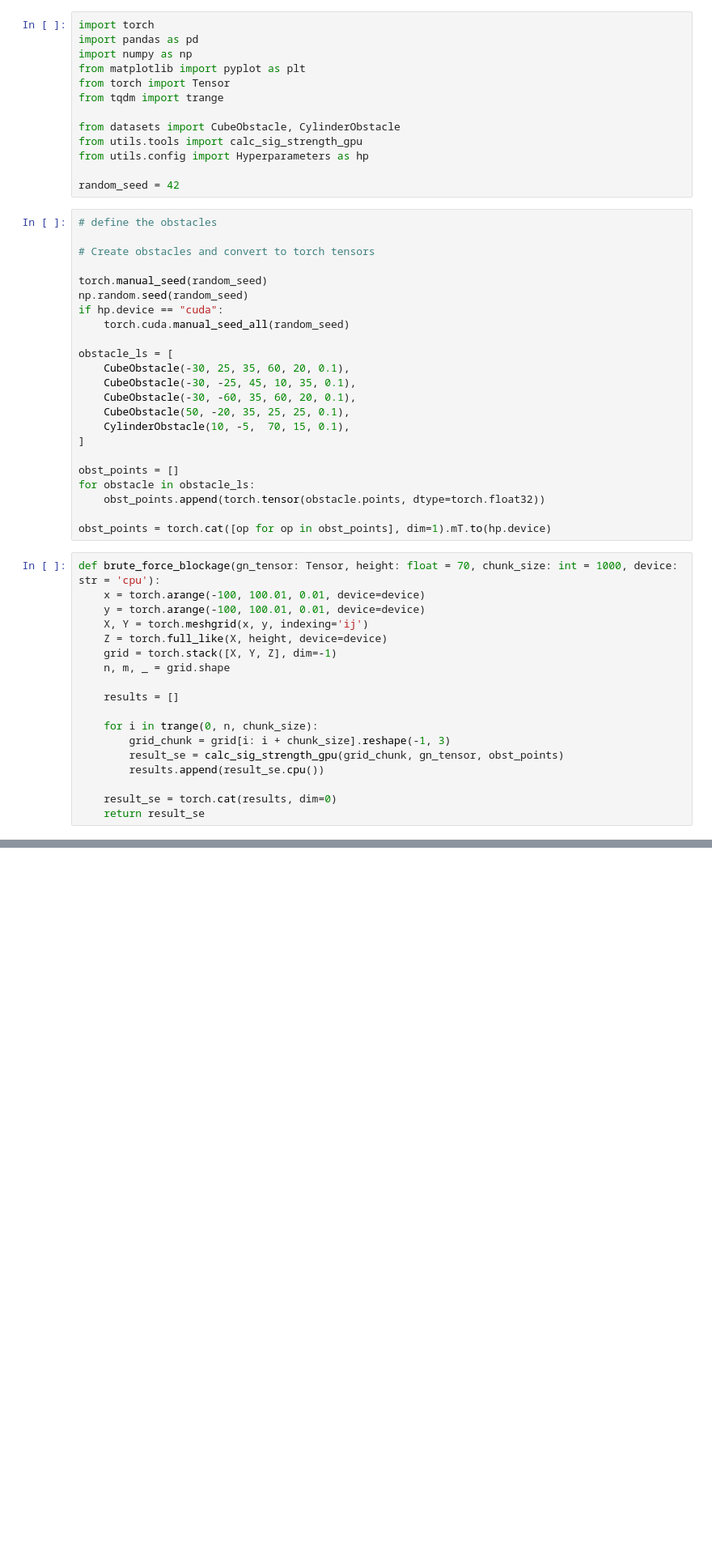
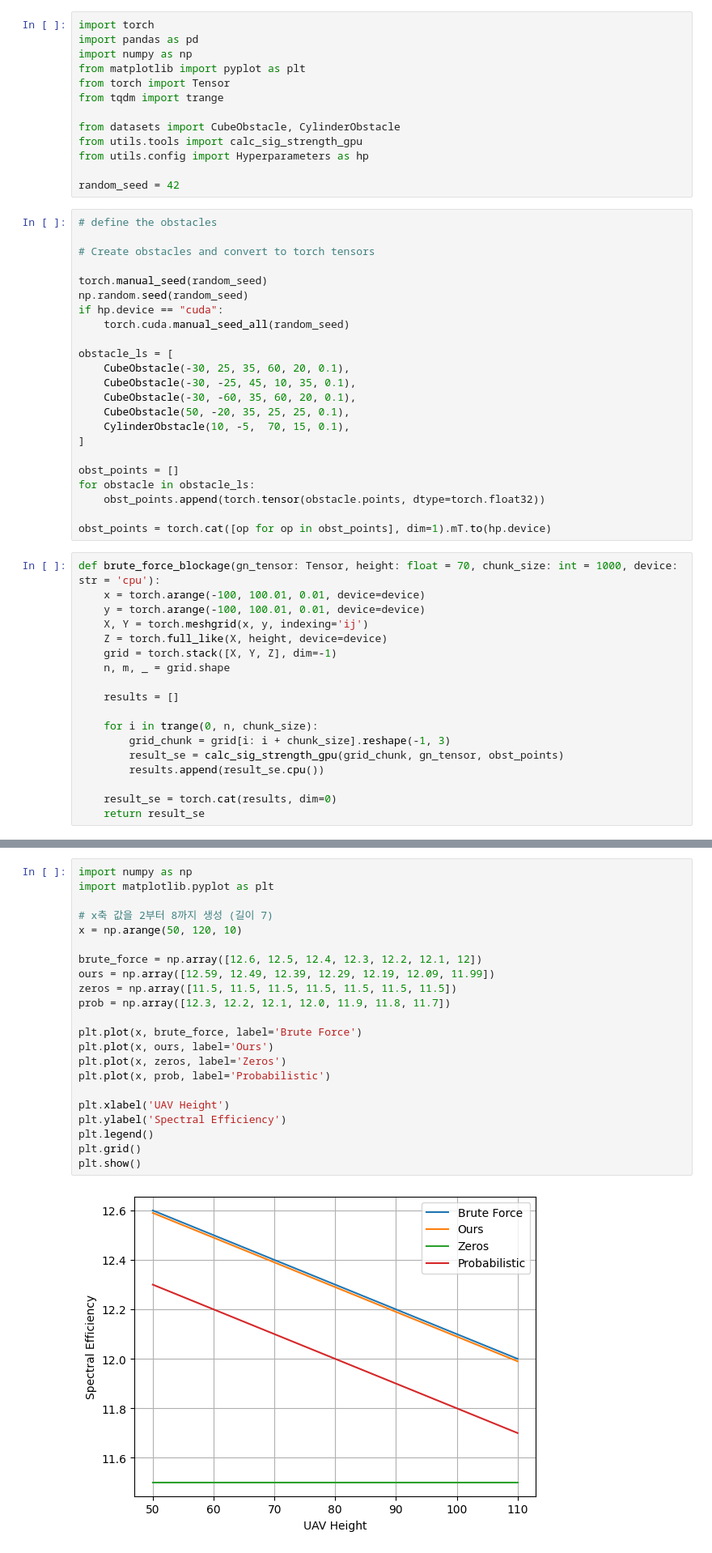
Before and after one commit to Marvic1130/DL-Based-UAV-Positioning-in-Blockage-Aware-Channel-Model, a Jupyter notebook: results.ipynb, the cells around one changed output, grey strips where cells are left out. Shown at 81% size. Saved outputs shown, nothing was run; the diff lists cells and outputs as text; blank space fills up the shorter version.

```diff
--- a/results.ipynb
+++ b/results.ipynb
@@ -62,0 +79,24 @@ RuntimeError: MPS backend out of memory (MPS allocated: 17.32 GB, other allocati
+# %%
+import numpy as np
+import matplotlib.pyplot as plt
+
+# x축 값을 2부터 8까지 생성 (길이 7)
+x = np.arange(50, 120, 10)
+
+brute_force = np.array([12.6, 12.5, 12.4, 12.3, 12.2, 12.1, 12])
+ours = np.array([12.59, 12.49, 12.39, 12.29, 12.19, 12.09, 11.99])
+zeros = np.array([11.5, 11.5, 11.5, 11.5, 11.5, 11.5, 11.5])
+prob = np.array([12.3, 12.2, 12.1, 12.0, 11.9, 11.8, 11.7])
+
+plt.plot(x, brute_force, label='Brute Force')
+plt.plot(x, ours, label='Ours')
+plt.plot(x, zeros, label='Zeros')
+plt.plot(x, prob, label='Probabilistic')
+
+plt.xlabel('UAV Height')
+plt.ylabel('Spectral Efficiency')
+plt.legend()
+plt.grid()
+plt.show()
+# %% [output]
+[figure, added]
```
Also changed, not shown: parts of 1 cell of this notebook, 9 other files.
